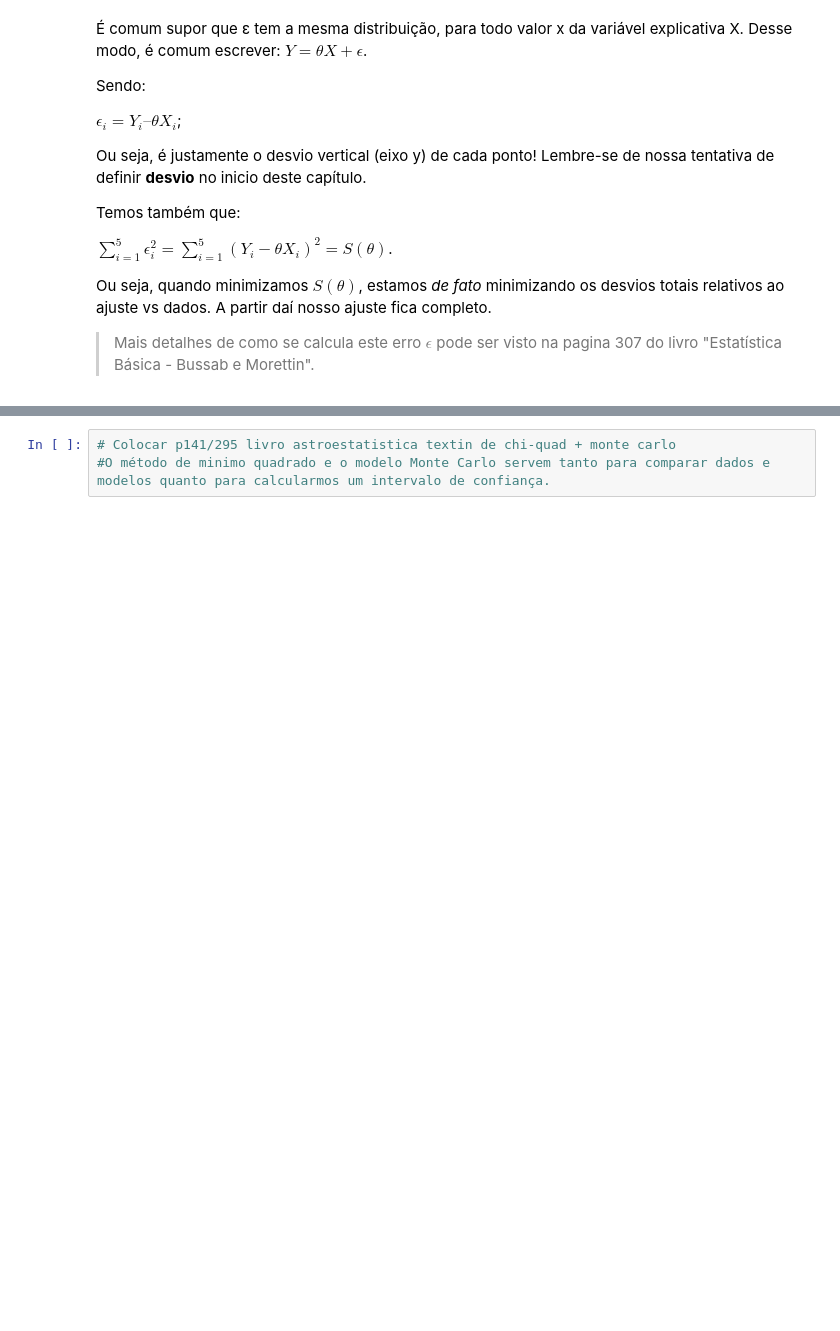
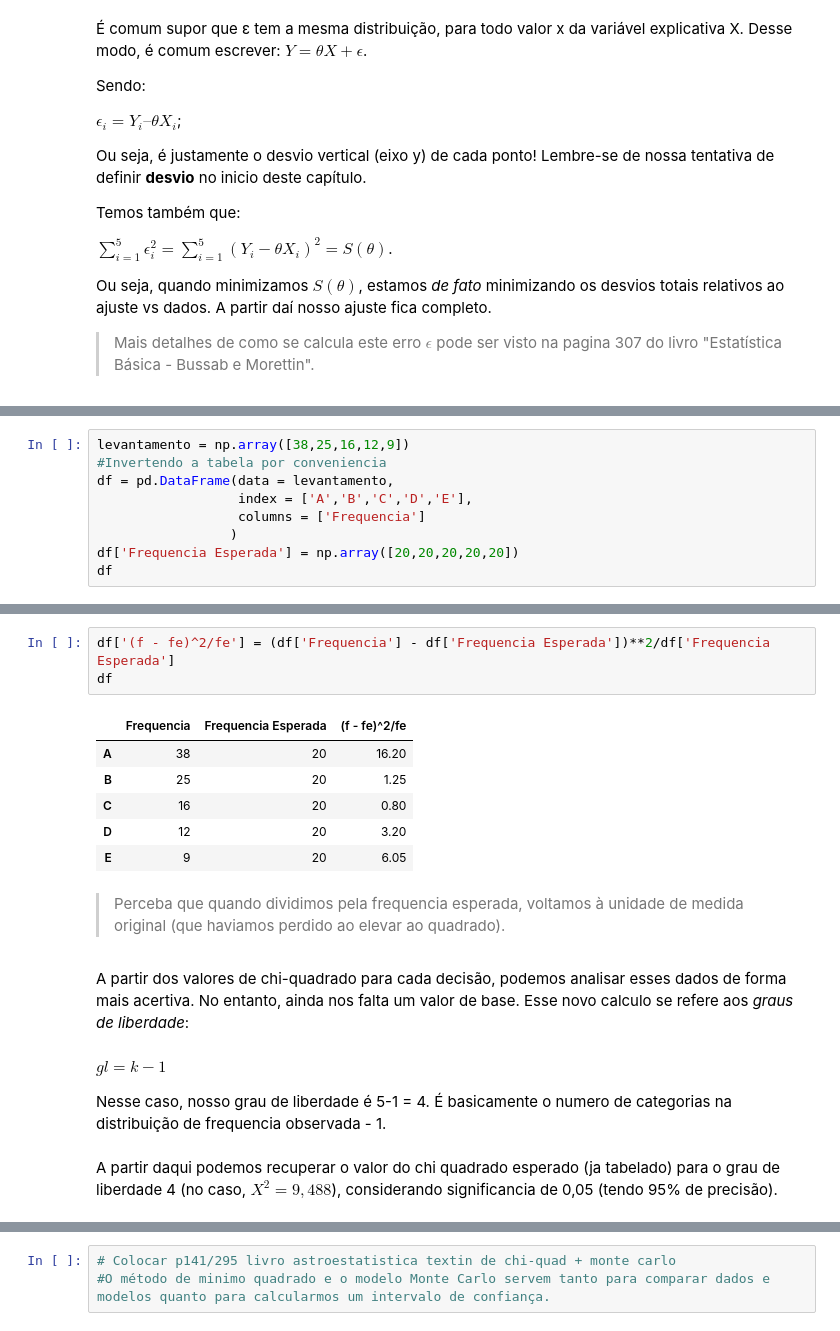
Before and after one commit to Hipparcus/Meus_projetos, a Jupyter notebook: Estudo/Síntese Estatística.ipynb, the cells around one changed output, grey strips where cells are left out. Saved outputs shown, nothing was run; the diff lists cells and outputs as text; blank space fills up the shorter version.

```diff
--- a/Estudo/Síntese Estatística.ipynb
+++ b/Estudo/Síntese Estatística.ipynb
@@ -1430,0 +1466,9 @@ Ou seja, quando minimizamos $S(\theta)$, estamos *de fato* minimizando os desvio
+# %%
+levantamento = np.array([38,25,16,12,9])
+#Invertendo a tabela por conveniencia
+df = pd.DataFrame(data = levantamento,
+                  index = ['A','B','C','D','E'],
+                  columns = ['Frequencia']
+                 )
+df['Frequencia Esperada'] = np.array([20,20,20,20,20])
+df
@@ -1430,0 +1482,20 @@ Ou seja, quando minimizamos $S(\theta)$, estamos *de fato* minimizando os desvio
+# %%
+df['(f - fe)^2/fe'] = (df['Frequencia'] - df['Frequencia Esperada'])**2/df['Frequencia Esperada']
+df
+# %% [output]
+|  | Frequencia | Frequencia Esperada | (f - fe)^2/fe |
+| A | 38 | 20 | 16.20 |
+| B | 25 | 20 | 1.25 |
+| C | 16 | 20 | 0.80 |
+| D | 12 | 20 | 3.20 |
+| E | 9 | 20 | 6.05 |
+# %% [markdown]
+> Perceba que quando dividimos pela frequencia esperada, voltamos à unidade de medida original (que haviamos perdido ao elevar ao quadrado).
+# %% [markdown]
+A partir dos valores de chi-quadrado para cada decisão, podemos analisar esses dados de forma mais acertiva. No entanto, ainda nos falta um valor de base. Esse novo calculo se refere aos *graus de liberdade*:
+# %% [markdown]
+$gl = k - 1$
+
+Nesse caso, nosso grau de liberdade é 5-1 = 4. É basicamente o numero de categorias na distribuição de frequencia observada - 1.
+# %% [markdown]
+A partir daqui podemos recuperar o valor do chi quadrado esperado (ja tabelado) para o grau de liberdade 4 (no caso, $X^{2} = 9,488 $), considerando significancia de 0,05 (tendo 95% de precisão).
```
Also changed, not shown: parts of 16 cells of this notebook.
